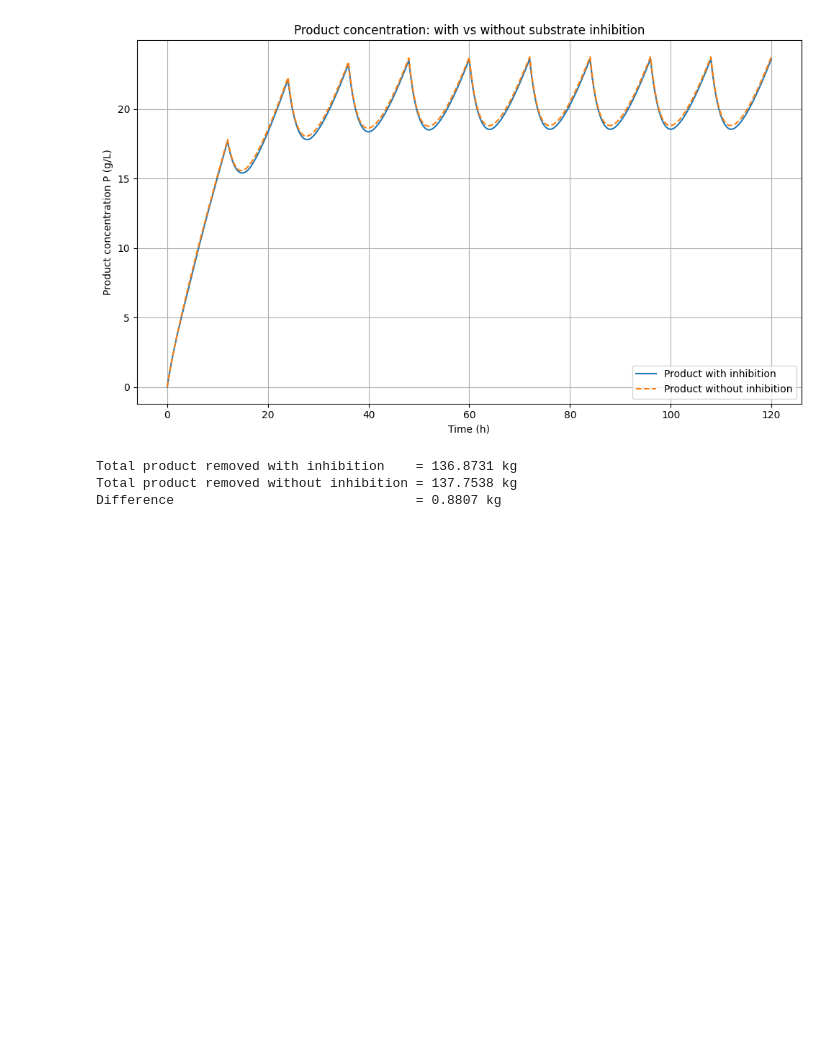
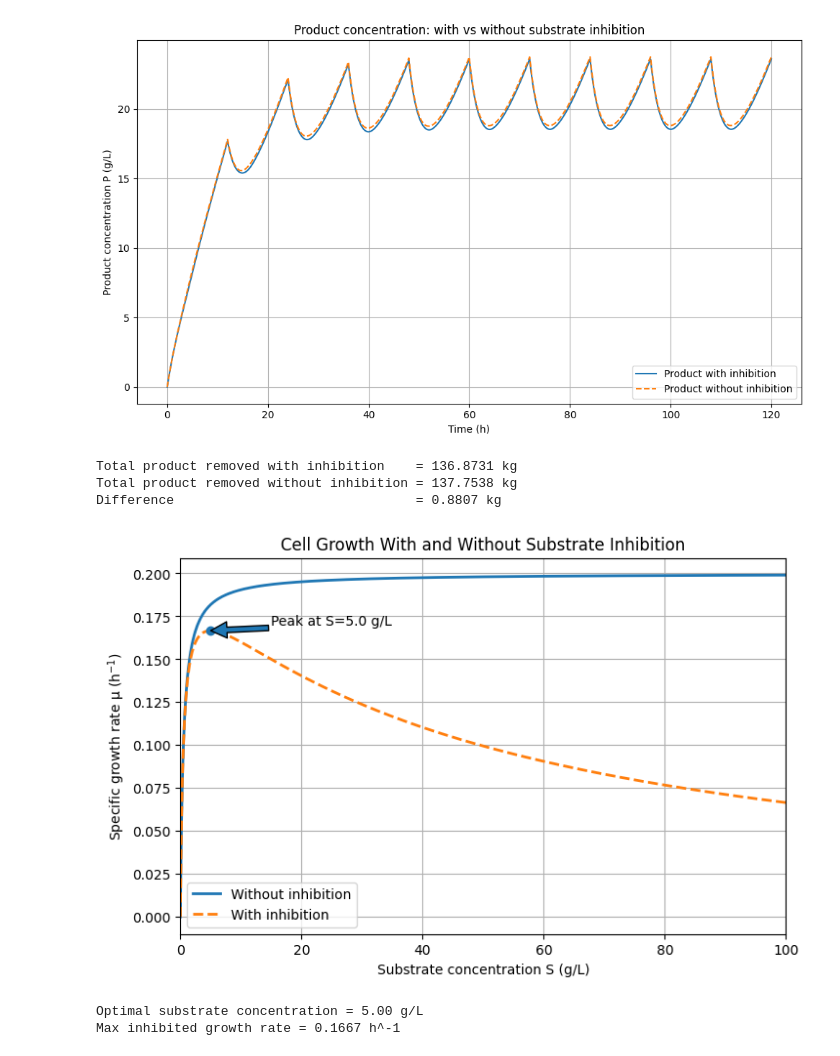
Before and after one commit to vicollari/bioreactor_simulation, a Jupyter notebook: bioreactor_simulation/project 3/exercise2.ipynb, the cells around one changed output. Cells and saved outputs as stored; diff of their text form; code cells hidden in the pictures; blank space fills up the shorter version.

```diff
--- a/bioreactor_simulation/project 3/exercise2.ipynb
+++ b/bioreactor_simulation/project 3/exercise2.ipynb
@@ -288,3 +292,52 @@ print(f"Difference                               = {prod_noinh - prod_inh:.4f} k
 Total product removed with inhibition    = 136.8731 kg
 Total product removed without inhibition = 137.7538 kg
 Difference                               = 0.8807 kg
+# %%
+import numpy as np
+import matplotlib.pyplot as plt
+
+mu_m = 0.2
+Ks = 0.5
+Ki = 50
+
+
+S = np.linspace(0,100,1000)
+
+
+mu_monod = mu_m * S/(Ks + S)
+
+
+mu_inhib = mu_m * S/(Ks + S + S**2/Ki)
+
+
+S_opt = np.sqrt(Ks*Ki)
+mu_opt = mu_m*S_opt/(Ks + S_opt + S_opt**2/Ki)
+
+
+plt.figure(figsize=(8,5))
+
+plt.plot(S, mu_monod, label='Without inhibition', linewidth=2)
+plt.plot(S, mu_inhib, '--', label='With inhibition', linewidth=2)
+
+
+plt.scatter(S_opt, mu_opt, zorder=3)
+plt.annotate(f'Peak at S={S_opt:.1f} g/L',
+             (S_opt, mu_opt),
+             xytext=(15,0.17),
+             arrowprops=dict())
+
+plt.xlabel('Substrate concentration S (g/L)')
+plt.ylabel('Specific growth rate μ (h$^{-1}$)')
+plt.title('Cell Growth With and Without Substrate Inhibition')
+plt.legend()
+plt.grid(True)
+plt.xlim(0,100)
+
+plt.show()
+
+print(f'Optimal substrate concentration = {S_opt:.2f} g/L')
+print(f'Max inhibited growth rate = {mu_opt:.4f} h^-1')
+# %% [output]
+[figure, added]
+Optimal substrate concentration = 5.00 g/L
+Max inhibited growth rate = 0.1667 h^-1
```
Also changed, not shown: parts of 4 cells of this notebook.
